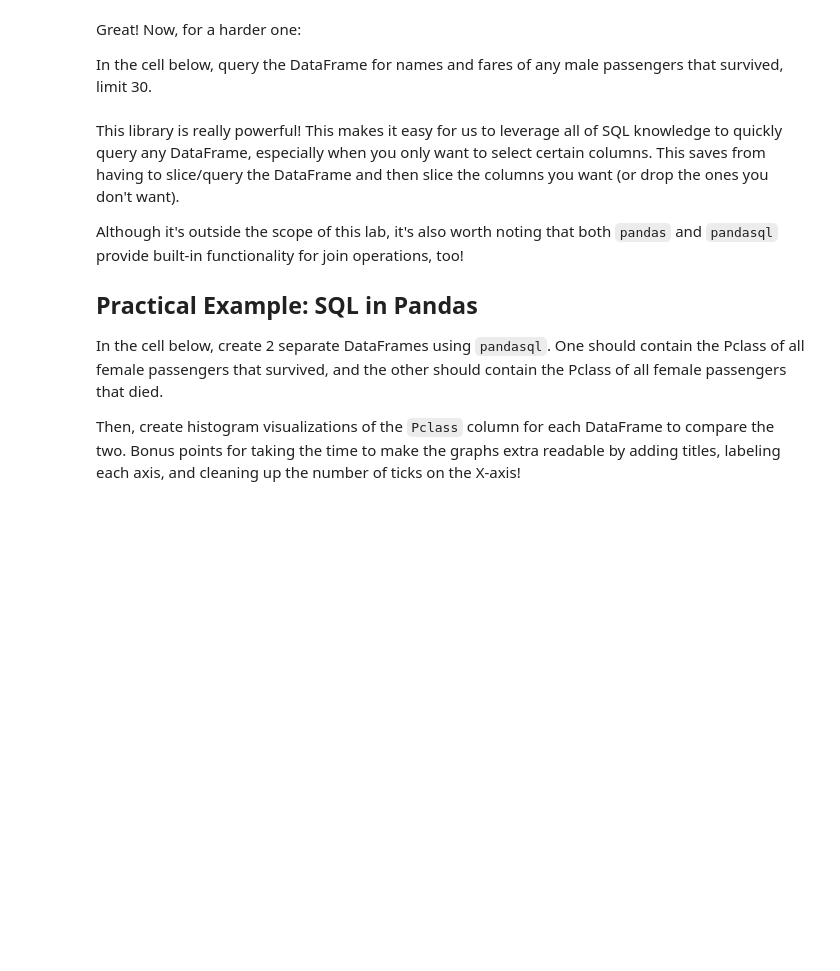
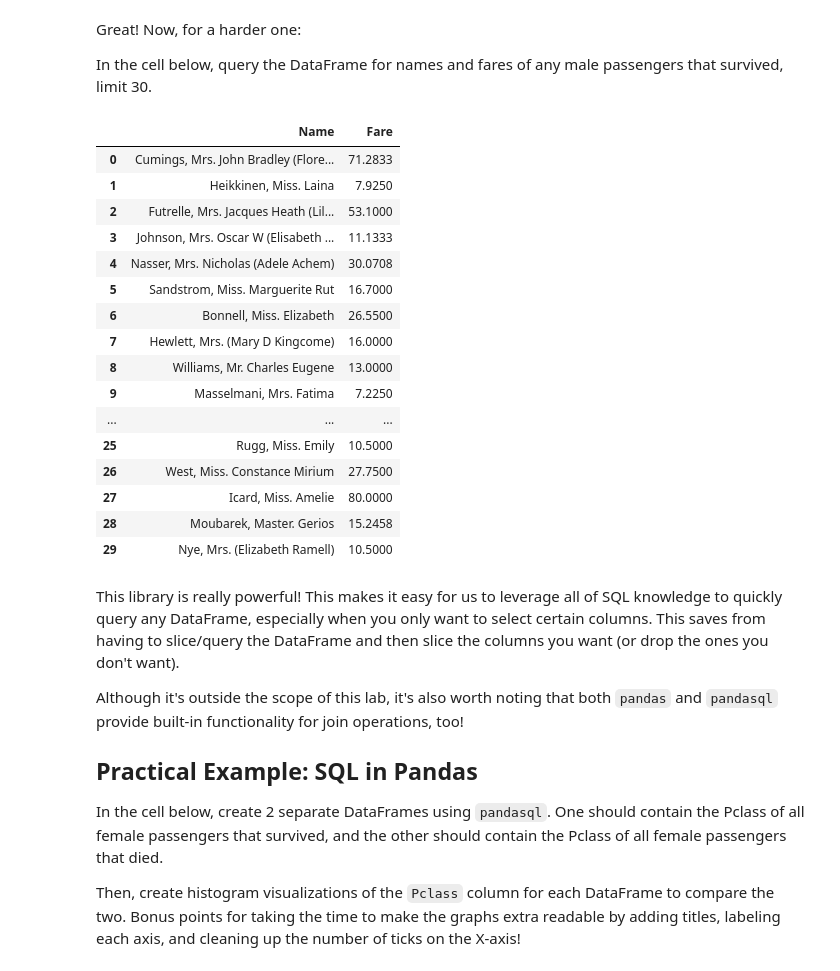
Before and after one commit to kiryl-p/dsc-using-sql-with-pandas-lab-nyc-ds-career-042219, a Jupyter notebook: index.ipynb, the cells around one changed output. Drawn from its saved outputs; the diff is of its cells as text; code cells hidden in the pictures; blank space fills up the shorter version.

```diff
--- a/index.ipynb
+++ b/index.ipynb
@@ -348,12 +348,30 @@ In the cell below, query the DataFrame for names and fares of any male passenger
 # %%
 q2 = """select name, fare
         from df
         where survived == '1'
-        lomit
+        limit 30
 """
 
 sql_surviving_males = pysqldf(q2)
 sql_surviving_males
+# %% [output]
+|  | Name | Fare |
+| 0 | Cumings, Mrs. John Bradley (Flore... | 71.2833 |
+| 1 | Heikkinen, Miss. Laina | 7.9250 |
+| 2 | Futrelle, Mrs. Jacques Heath (Lil... | 53.1000 |
+| 3 | Johnson, Mrs. Oscar W (Elisabeth ... | 11.1333 |
+| 4 | Nasser, Mrs. Nicholas (Adele Achem) | 30.0708 |
+| 5 | Sandstrom, Miss. Marguerite Rut | 16.7000 |
+| 6 | Bonnell, Miss. Elizabeth | 26.5500 |
+| 7 | Hewlett, Mrs. (Mary D Kingcome) | 16.0000 |
+| 8 | Williams, Mr. Charles Eugene | 13.0000 |
+| 9 | Masselmani, Mrs. Fatima | 7.2250 |
+| ... | ... | ... |
+| 25 | Rugg, Miss. Emily | 10.5000 |
+| 26 | West, Miss. Constance Mirium | 27.7500 |
+| 27 | Icard, Miss. Amelie | 80.0000 |
+| 28 | Moubarek, Master. Gerios | 15.2458 |
+| 29 | Nye, Mrs. (Elizabeth Ramell) | 10.5000 |
 # %% [markdown]
 This library is really powerful! This makes it easy for us to leverage all of SQL knowledge to quickly query any DataFrame, especially when you only want to select certain columns.  This saves from having to slice/query the DataFrame and then slice the columns you want (or drop the ones you don't want).
 
```
